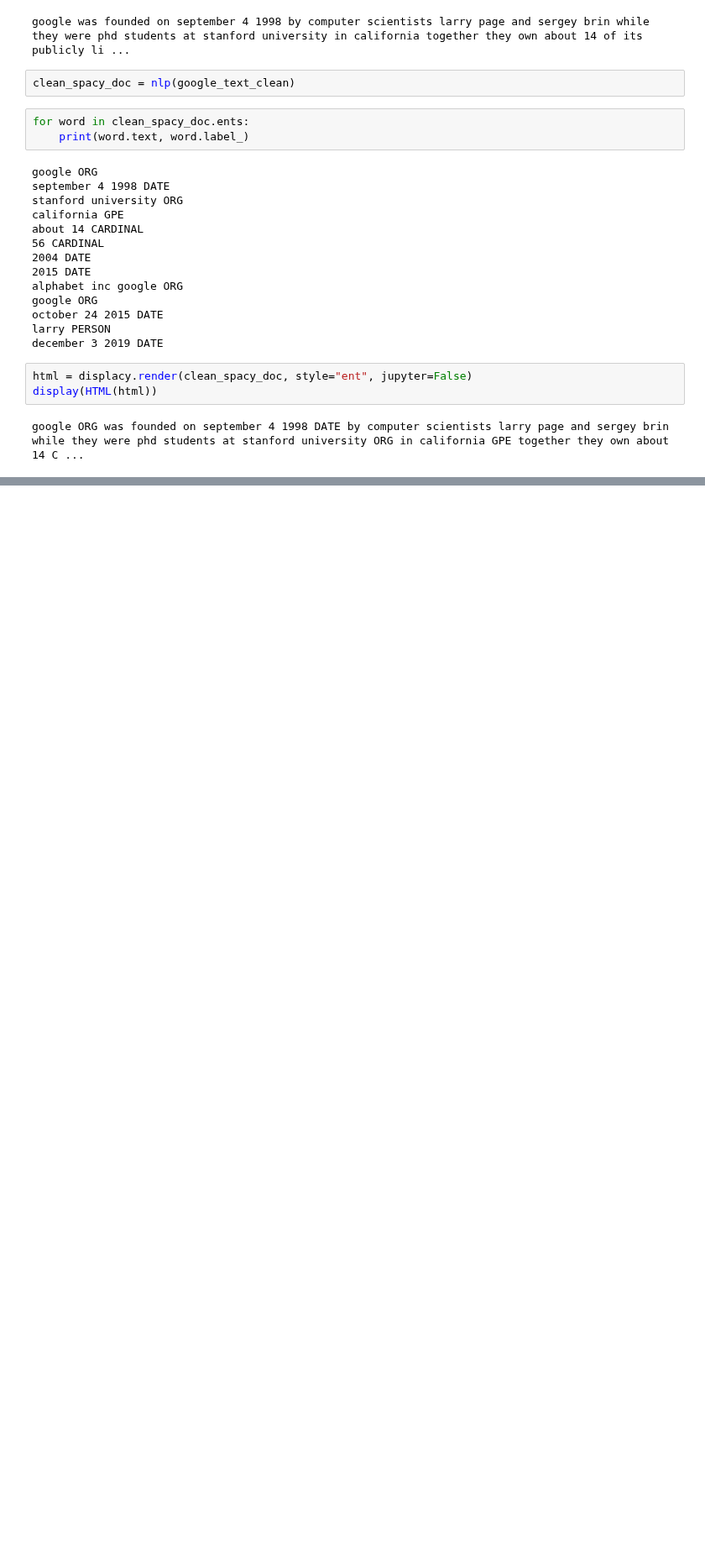
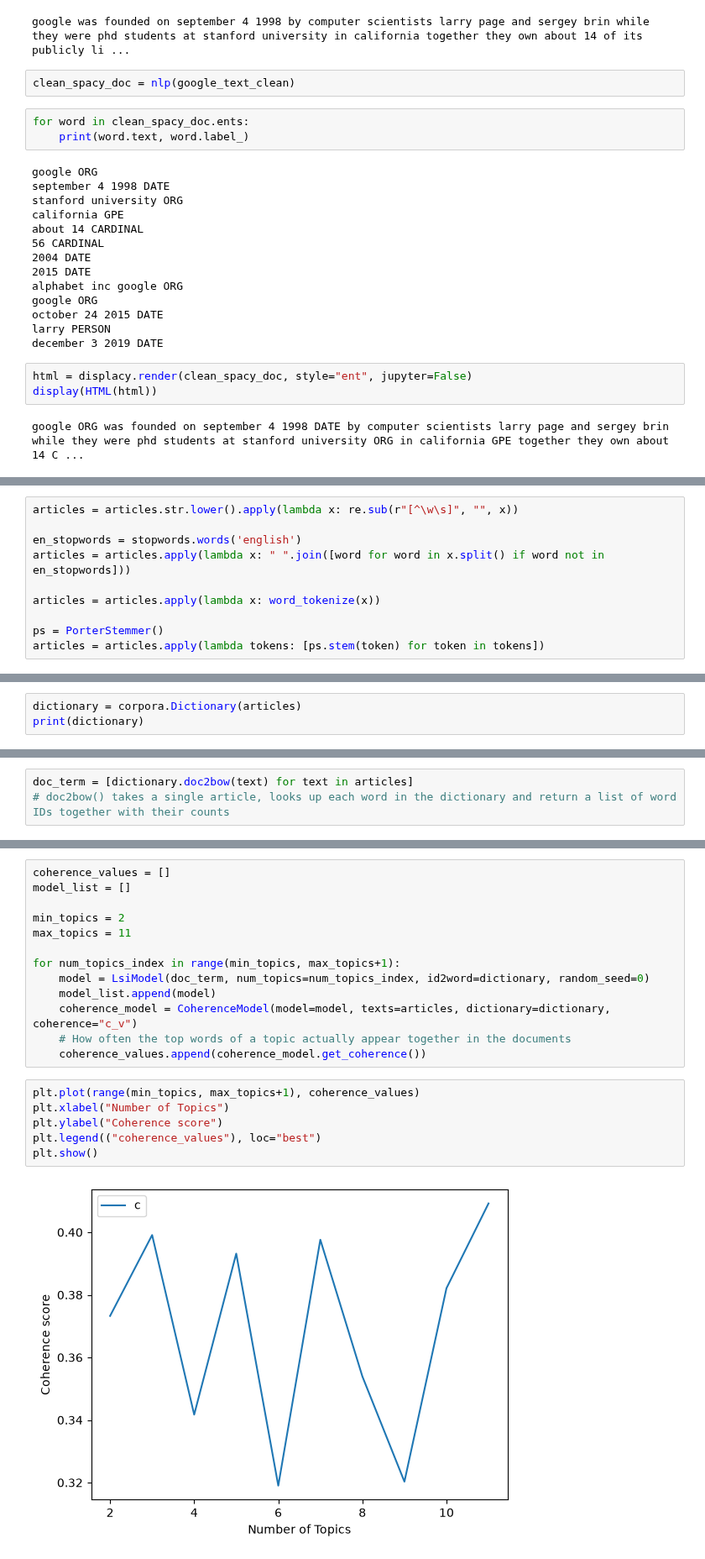
Before and after one commit to vaidheeshkarthikeyan/PersonalProjects, a Jupyter notebook: Practice/AIML/365/Natural_Language_Processing/main.ipynb, the cells around one changed output, grey strips where cells are left out. Shown at 84% size. Cells and saved outputs as stored; diff of their text form; blank space fills up the shorter version.

Commit message:
Started working on Fake news classification model project

```diff
--- a/Practice/AIML/365/Natural_Language_Processing/main.ipynb
+++ b/Practice/AIML/365/Natural_Language_Processing/main.ipynb
@@ -373,0 +691,10 @@ google ORG was founded on september 4 1998 DATE by computer scientists larry pag
+# %%
+articles = articles.str.lower().apply(lambda x: re.sub(r"[^\w\s]", "", x))
+
+en_stopwords = stopwords.words('english')
+articles = articles.apply(lambda x: " ".join([word for word in x.split() if word not in en_stopwords]))
+
+articles = articles.apply(lambda x: word_tokenize(x))
+
+ps = PorterStemmer()
+articles = articles.apply(lambda tokens: [ps.stem(token) for token in tokens])
@@ -373,0 +716,3 @@ google ORG was founded on september 4 1998 DATE by computer scientists larry pag
+# %%
+dictionary = corpora.Dictionary(articles)
+print(dictionary)
@@ -373,0 +721,3 @@ google ORG was founded on september 4 1998 DATE by computer scientists larry pag
+# %%
+doc_term = [dictionary.doc2bow(text) for text in articles]
+# doc2bow() takes a single article, looks up each word in the dictionary and return a list of word IDs together with their counts
@@ -373,0 +763,21 @@ google ORG was founded on september 4 1998 DATE by computer scientists larry pag
+# %%
+coherence_values = []
+model_list = []
+
+min_topics = 2
+max_topics = 11
+
+for num_topics_index in range(min_topics, max_topics+1):
+    model = LsiModel(doc_term, num_topics=num_topics_index, id2word=dictionary, random_seed=0)
+    model_list.append(model)
+    coherence_model = CoherenceModel(model=model, texts=articles, dictionary=dictionary, coherence="c_v")
+    # How often the top words of a topic actually appear together in the documents
+    coherence_values.append(coherence_model.get_coherence())
+# %%
+plt.plot(range(min_topics, max_topics+1), coherence_values)
+plt.xlabel("Number of Topics")
+plt.ylabel("Coherence score")
+plt.legend(("coherence_values"), loc="best")
+plt.show()
+# %% [output]
+[figure, added]
```
Also changed, not shown: parts of 112 cells of this notebook, 5 other files.
